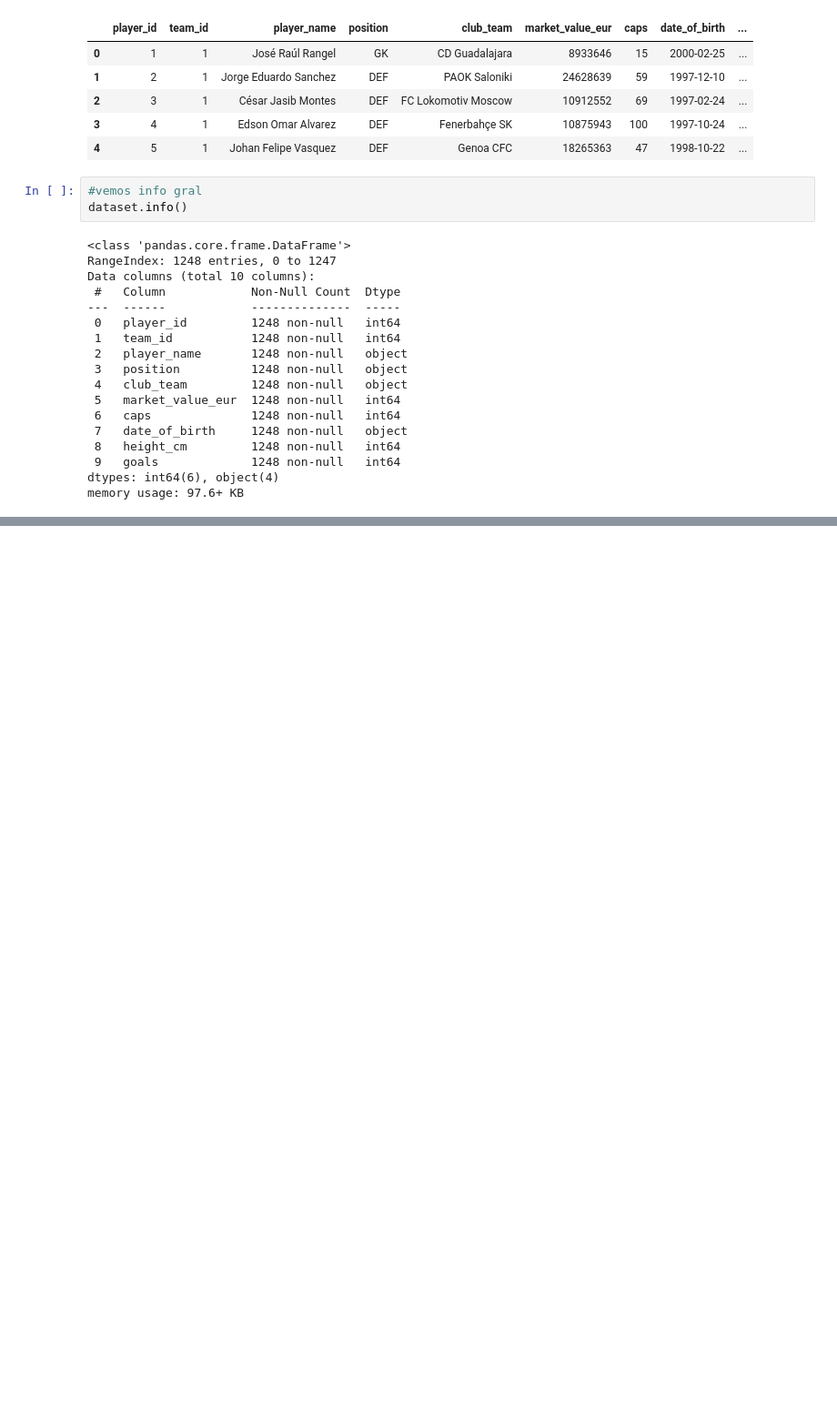
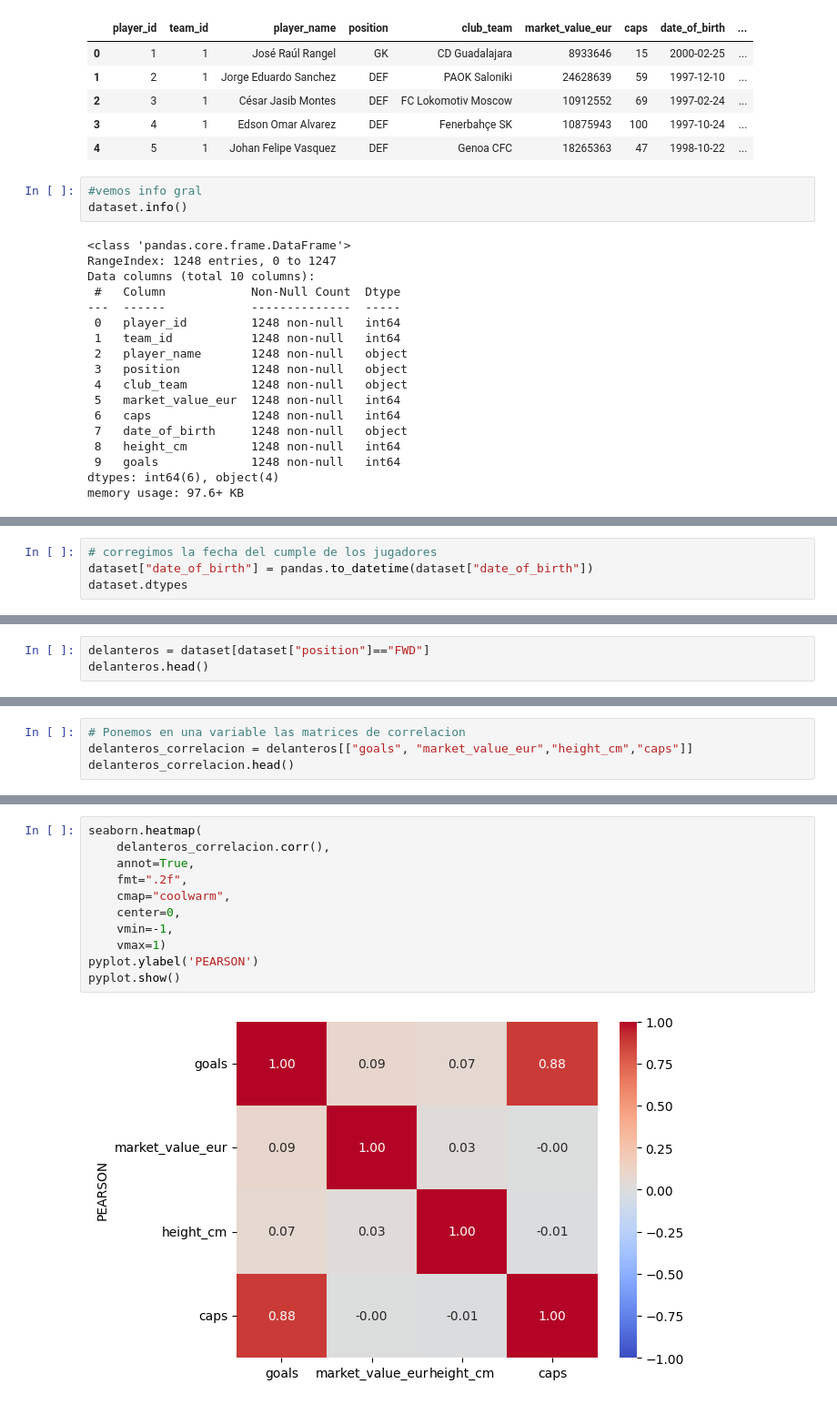
Before and after one commit to joaquincernik/inteligencia-artificial, a Jupyter notebook: practico2/practico2.ipynb, the cells around one changed output, grey strips where cells are left out. Shown at 91% size. Drawn from its saved outputs; the diff is of its cells as text; blank space fills up the shorter version.

```diff
--- a/practico2/practico2.ipynb
+++ b/practico2/practico2.ipynb
@@ -51,0 +84,4 @@ memory usage: 97.6+ KB
+# %%
+# corregimos la fecha del cumple de los jugadores
+dataset["date_of_birth"] = pandas.to_datetime(dataset["date_of_birth"])
+dataset.dtypes
@@ -51,0 +132,3 @@ memory usage: 97.6+ KB
+# %%
+delanteros = dataset[dataset["position"]=="FWD"]
+delanteros.head()
@@ -51,0 +142,4 @@ memory usage: 97.6+ KB
+# %%
+# Ponemos en una variable las matrices de correlacion
+delanteros_correlacion = delanteros[["goals", "market_value_eur","height_cm","caps"]]
+delanteros_correlacion.head()
@@ -51,0 +158,13 @@ memory usage: 97.6+ KB
+# %%
+seaborn.heatmap(
+    delanteros_correlacion.corr(),
+    annot=True,
+    fmt=".2f",
+    cmap="coolwarm",
+    center=0,
+    vmin=-1,
+    vmax=1)
+pyplot.ylabel('PEARSON')
+pyplot.show()
+# %% [output]
+[figure, added]
```
Also changed, not shown: parts of 20 cells of this notebook, 1 other file.
